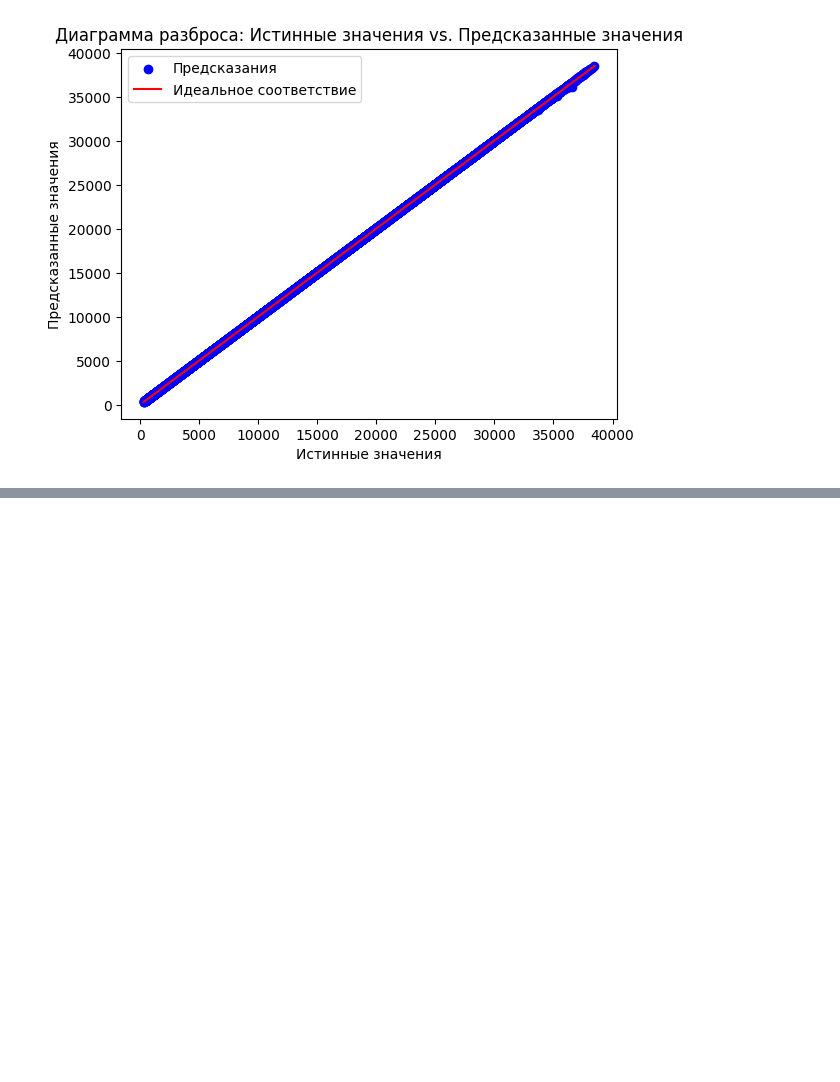
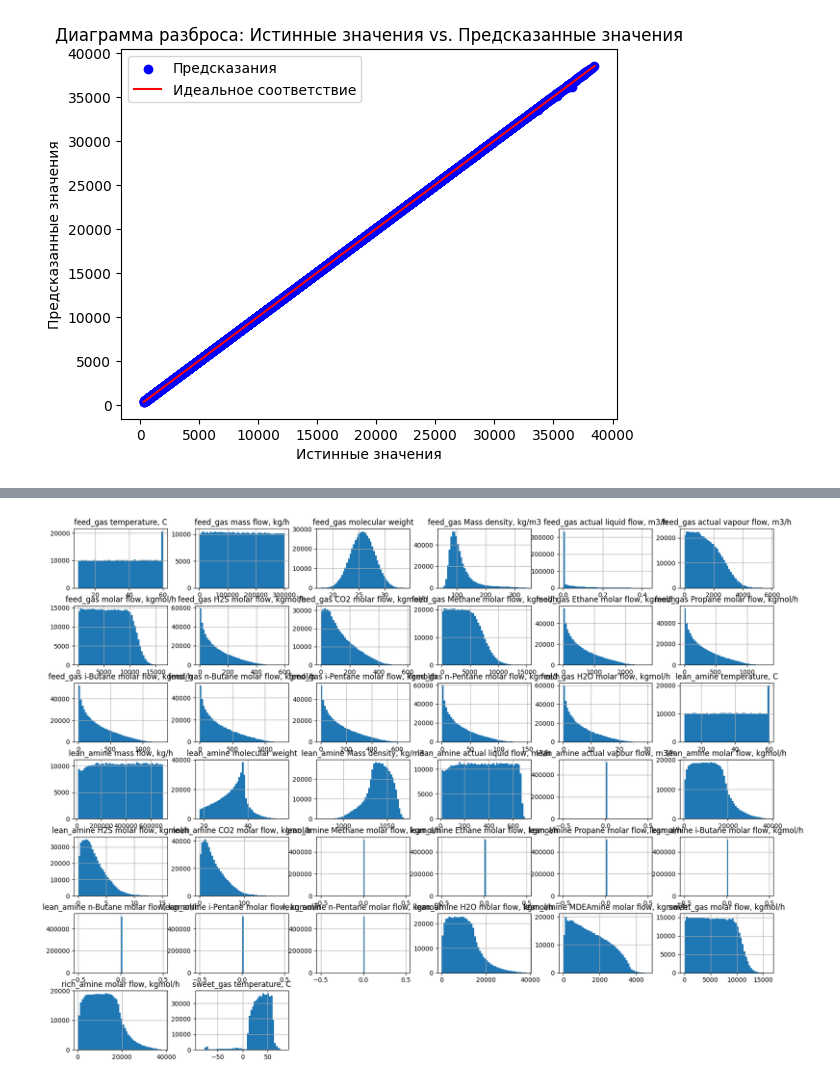
Before and after one commit to Rus-tam/AI_models, a Jupyter notebook: Amine_treatment_13.08.ipynb, the cells around one changed output, grey strips where cells are left out. Drawn from its saved outputs; the diff is of its cells as text; code cells hidden in the pictures; blank space fills up the shorter version.

```diff
--- a/Amine_treatment_13.08.ipynb
+++ b/Amine_treatment_13.08.ipynb
@@ -1124,0 +1142,18 @@ column_bot_molar_flow_model.save('./models/amine_treatment_13_08/column_bot_mola
+# %%
+column_top_temperature_data = data[[
+    'feed_gas temperature, C', 'feed_gas mass flow, kg/h', 'feed_gas molecular weight', 'feed_gas Mass density, kg/m3',
+    'feed_gas actual liquid flow, m3/h', 'feed_gas actual vapour flow, m3/h', 'feed_gas molar flow, kgmol/h',
+    'feed_gas H2S molar flow, kgmol/h', 'feed_gas CO2 molar flow, kgmol/h', 'feed_gas Methane molar flow, kgmol/h',
+    'feed_gas Ethane molar flow, kgmol/h', 'feed_gas Propane molar flow, kgmol/h', 'feed_gas i-Butane molar flow, kgmol/h',
+    'feed_gas n-Butane molar flow, kgmol/h', 'feed_gas i-Pentane molar flow, kgmol/h',
+    'feed_gas n-Pentane molar flow, kgmol/h',  'feed_gas H2O molar flow, kgmol/h',
+    'lean_amine temperature, C', 'lean_amine mass flow, kg/h', 'lean_amine molecular weight',
+    'lean_amine Mass density, kg/m3', 'lean_amine actual liquid flow, m3/h', 'lean_amine actual vapour flow, m3/h',
+    'lean_amine molar flow, kgmol/h', 'lean_amine H2S molar flow, kgmol/h', 'lean_amine CO2 molar flow, kgmol/h',
+    'lean_amine Methane molar flow, kgmol/h', 'lean_amine Ethane molar flow, kgmol/h',
+    'lean_amine Propane molar flow, kgmol/h', 'lean_amine i-Butane molar flow, kgmol/h',
+    'lean_amine n-Butane molar flow, kgmol/h', 'lean_amine i-Pentane molar flow, kgmol/h',
+    'lean_amine n-Pentane molar flow, kgmol/h', 'lean_amine H2O molar flow, kgmol/h',
+    'lean_amine MDEAmine molar flow, kgmol/h', 'sweet_gas molar flow, kgmol/h', 'rich_amine molar flow, kgmol/h',
+    'sweet_gas temperature, C'
+]]
@@ -1124,0 +1173,4 @@ column_bot_molar_flow_model.save('./models/amine_treatment_13_08/column_bot_mola
+# %%
+column_top_temperature_data.hist(bins=50, figsize=(20, 15));
+# %% [output]
+[figure, added]
```
Also changed, not shown: parts of 23 cells of this notebook, 2 other files.
